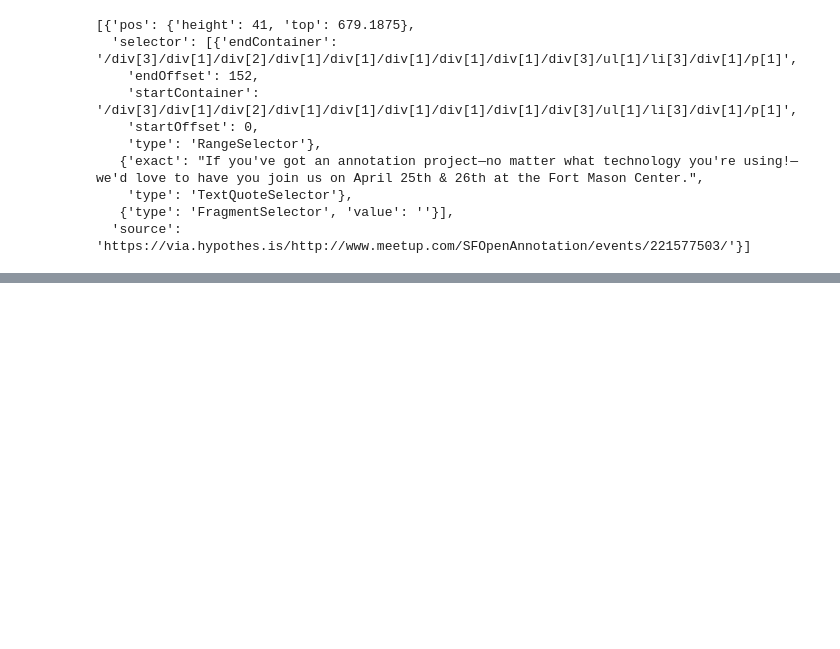
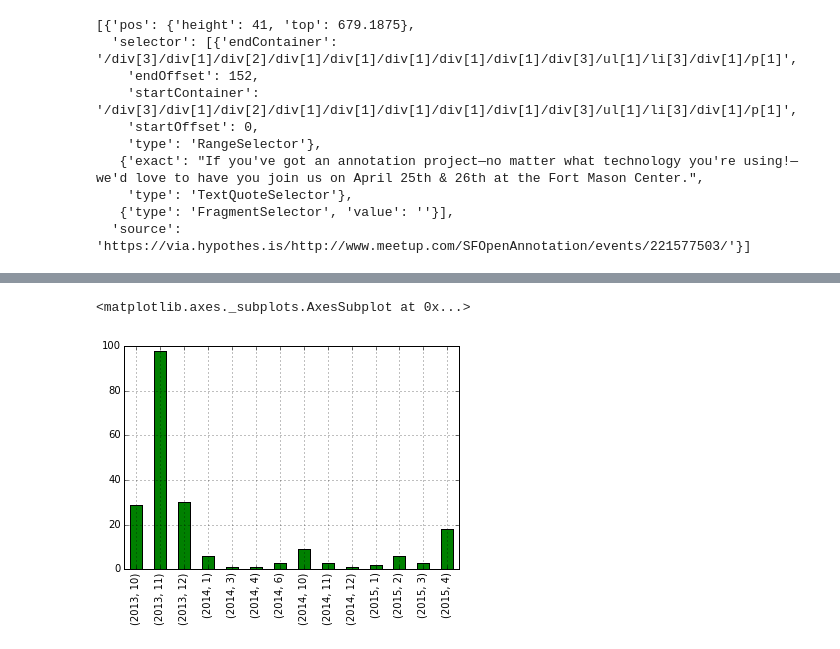
Before and after one commit to rdhyee/hypothesisapi, a Jupyter notebook: notebooks/Using_hypothesisapi.ipynb, the cells around one changed output, grey strips where cells are left out. Cells and saved outputs as stored; diff of their text form; code cells hidden in the pictures; blank space fills up the shorter version.

```diff
--- a/notebooks/Using_hypothesisapi.ipynb
+++ b/notebooks/Using_hypothesisapi.ipynb
@@ -115,0 +152,12 @@ a0['target']
+# %%
+# package up logic in a package
+from hypothesisapi import API
+
+# include your hypothes.is USERNAME, PASSWORD as parameters in a hypothesis_settings.py file in your sys.path
+from hypothesis_settings import USERNAME, PASSWORD
+
+h_api = API(USERNAME,PASSWORD)
+h_api.login()
+
+rdhyee_annotations = list(h_api.search(user='rdhyee', offset=0))
+len(rdhyee_annotations)
@@ -115,0 +166,3 @@ a0['target']
+# %%
+df = DataFrame(rdhyee_annotations)
+df.head()
@@ -115,0 +182,5 @@ a0['target']
+# %%
+import datetime
+
+s = df.created.apply(dateutil.parser.parse).apply(lambda d: (d.year, d.month)).value_counts()
+s
@@ -115,0 +203,6 @@ a0['target']
+# %%
+(s.sort_index(ascending=True).plot(kind='bar', color='green', # x='year/month', y='# of annotations'
+                                  ))
+# %% [output]
+<matplotlib.axes._subplots.AxesSubplot at 0x...>
+[figure, added]
```
Also changed, not shown: parts of 13 cells of this notebook, 2 other files.
